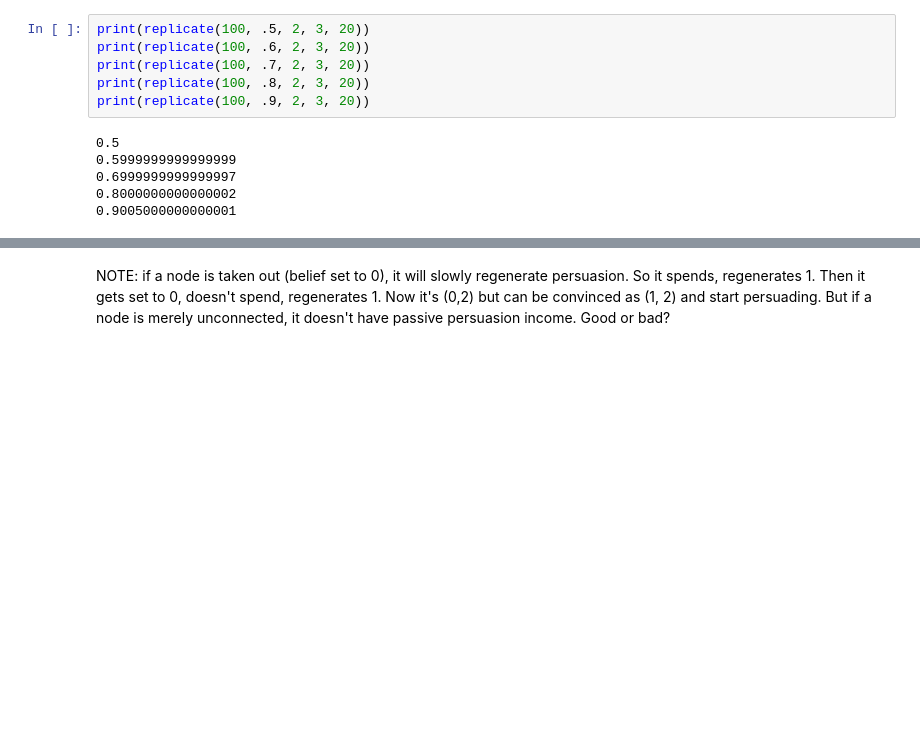
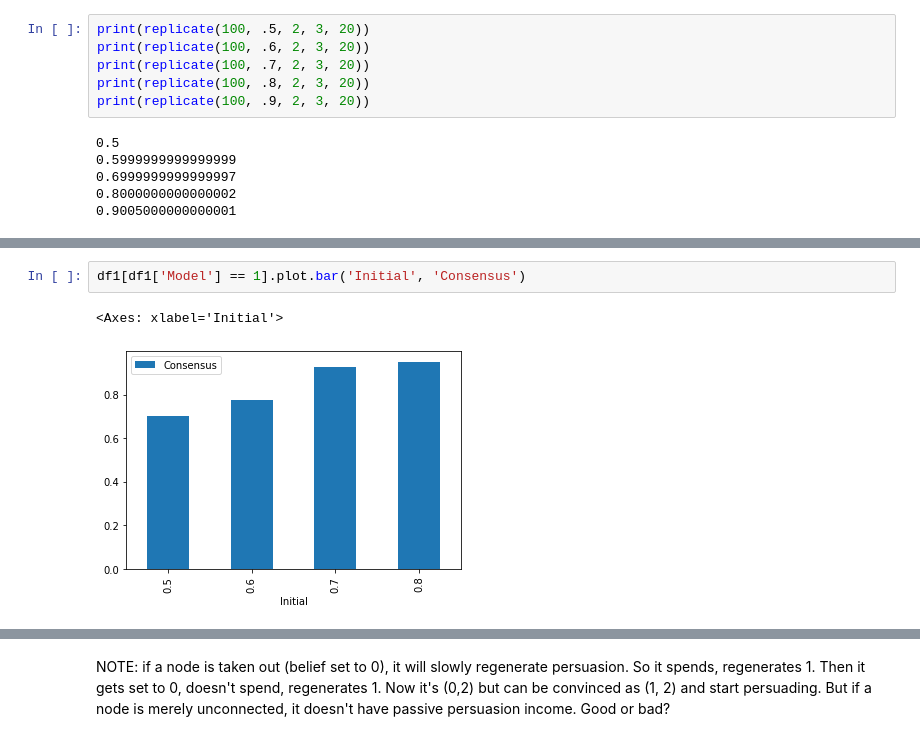
Before and after one commit to bshaynes/modeling-book, a Jupyter notebook: Persuasion network modeling.ipynb, the cells around one changed output, grey strips where cells are left out. Saved outputs shown, nothing was run; the diff lists cells and outputs as text; blank space fills up the shorter version.

```diff
--- a/Persuasion network modeling.ipynb
+++ b/Persuasion network modeling.ipynb
@@ -619,0 +655,5 @@ print(replicate(100, .9, 2, 3, 20))
+# %%
+df1[df1['Model'] == 1].plot.bar('Initial', 'Consensus')
+# %% [output]
+<Axes: xlabel='Initial'>
+[figure, added]
```
Also changed, not shown: parts of 29 cells of this notebook.
